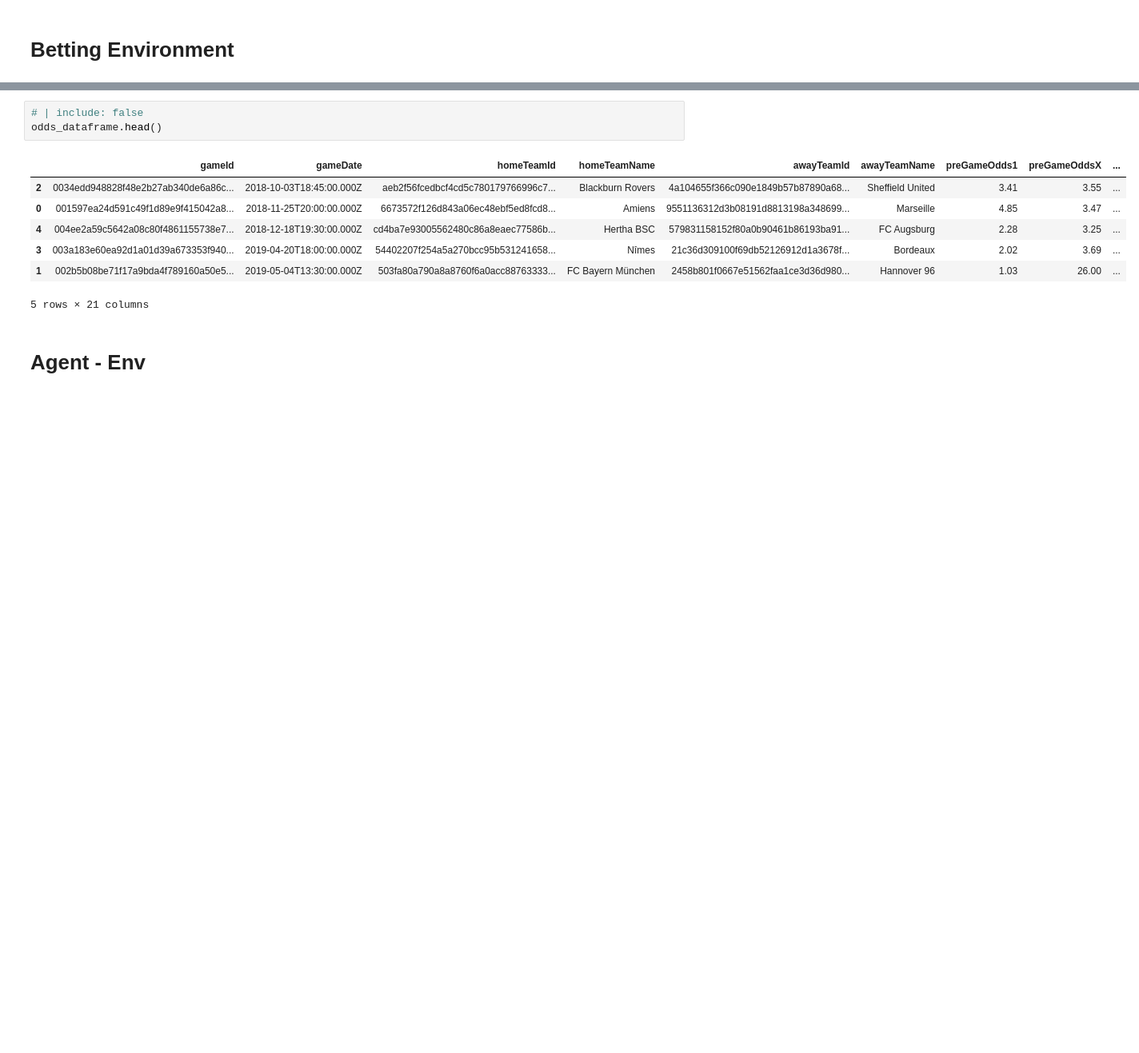
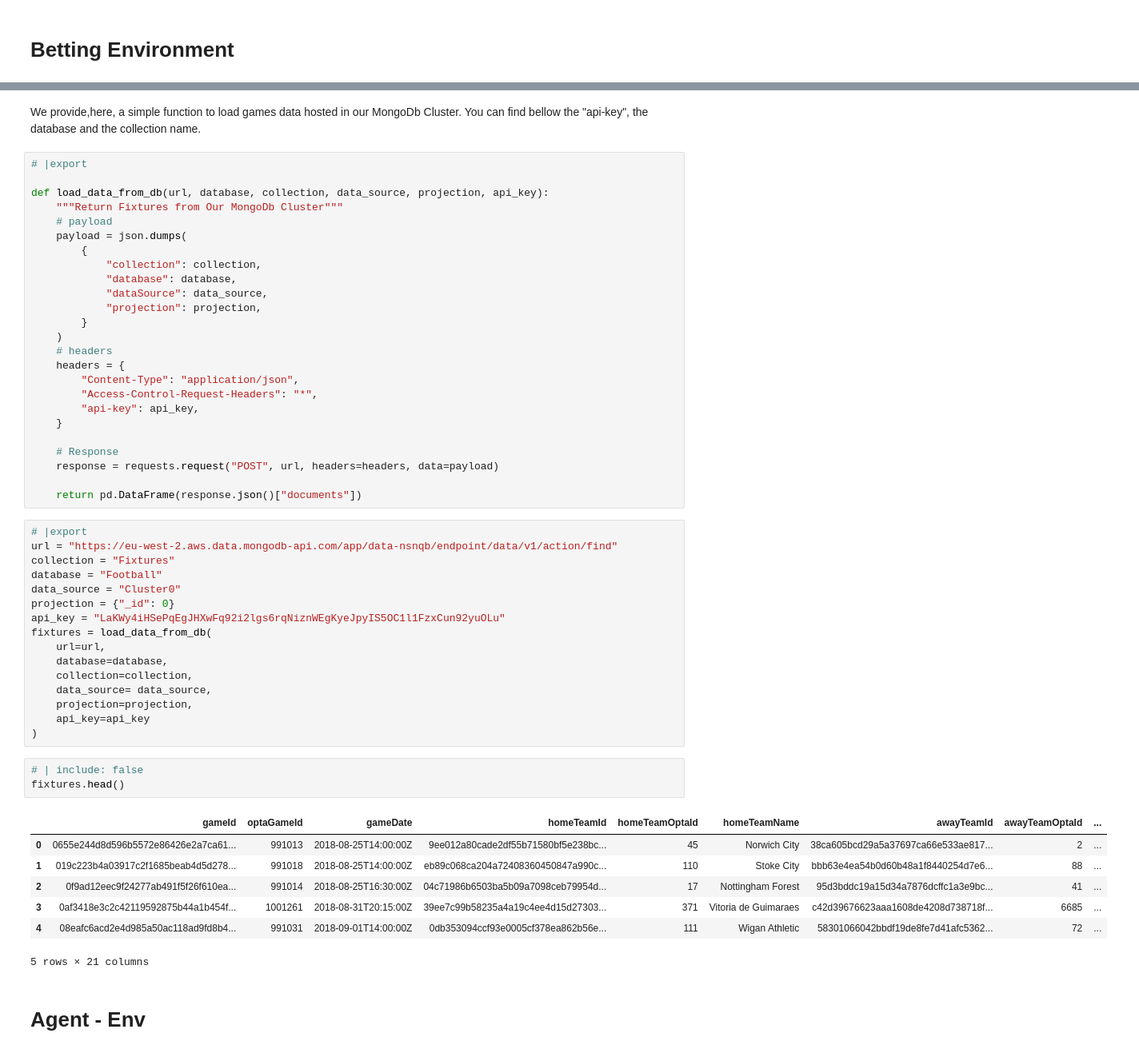
Before and after one commit to MeherKharbachi/betting_env, a Jupyter notebook: nbs/00_betting_env.ipynb, the cells around one changed output, grey strips where cells are left out. Shown: that part at 80% size. Drawn from its saved outputs; the diff is of its cells as text; blank space fills up the shorter version.

Commit message:
GYM env + data cluster api

```diff
--- a/nbs/00_betting_env.ipynb
+++ b/nbs/00_betting_env.ipynb
@@ -707,13 +574,56 @@ odds_dataframe["postGameGd"] = raw_odds_data["postGame_tgt_gd"]
+# %% [markdown]
+We provide,here, a simple function to load games data hosted in our MongoDb Cluster. You can find bellow the "api-key", the database and the collection name.
+# %%
+# |export
+
+def load_data_from_db(url, database, collection, data_source, projection, api_key):
+    """Return Fixtures from Our MongoDb Cluster"""
+    # payload
+    payload = json.dumps(
+        {
+            "collection": collection,
+            "database": database,
+            "dataSource": data_source,
+            "projection": projection,
+        }
+    )
+    # headers
+    headers = {
+        "Content-Type": "application/json",
+        "Access-Control-Request-Headers": "*",
+        "api-key": api_key,
+    }
+
+    # Response
+    response = requests.request("POST", url, headers=headers, data=payload)
+
+    return pd.DataFrame(response.json()["documents"])
+# %%
+# |export
+url = "https://eu-west-2.aws.data.mongodb-api.com/app/data-nsnqb/endpoint/data/v1/action/find"
+collection = "Fixtures"
+database = "Football"
+data_source = "Cluster0"
+projection = {"_id": 0}
+api_key = "LaKWy4iHSePqEgJHXwFq92i2lgs6rqNiznWEgKyeJpyIS5OC1l1FzxCun92yuOLu"
+fixtures = load_data_from_db(
+    url=url,
+    database=database,
+    collection=collection,
+    data_source= data_source,
+    projection=projection,
+    api_key=api_key
+)
 # %%
 # | include: false
-odds_dataframe.head()
+fixtures.head()
 # %% [output]
-|  | gameId | gameDate | homeTeamId | homeTeamName | awayTeamId | awayTeamName | preGameOdds1 | preGameOddsX | ... |
-| 2 | 0034edd948828f48e2b27ab340de6a86c... | 2018-10-03T18:45:00.000Z | aeb2f56fcedbcf4cd5c780179766996c7... | Blackburn Rovers | 4a104655f366c090e1849b57b87890a68... | Sheffield United | 3.41 | 3.55 | ... |
-| 0 | 001597ea24d591c49f1d89e9f415042a8... | 2018-11-25T20:00:00.000Z | 6673572f126d843a06ec48ebf5ed8fcd8... | Amiens | 9551136312d3b08191d8813198a348699... | Marseille | 4.85 | 3.47 | ... |
-| 4 | 004ee2a59c5642a08c80f4861155738e7... | 2018-12-18T19:30:00.000Z | cd4ba7e93005562480c86a8eaec77586b... | Hertha BSC | 579831158152f80a0b90461b86193ba91... | FC Augsburg | 2.28 | 3.25 | ... |
-| 3 | 003a183e60ea92d1a01d39a673353f940... | 2019-04-20T18:00:00.000Z | 54402207f254a5a270bcc95b531241658... | Nîmes | 21c36d309100f69db52126912d1a3678f... | Bordeaux | 2.02 | 3.69 | ... |
-| 1 | 002b5b08be71f17a9bda4f789160a50e5... | 2019-05-04T13:30:00.000Z | 503fa80a790a8a8760f6a0acc88763333... | FC Bayern München | 2458b801f0667e51562faa1ce3d36d980... | Hannover 96 | 1.03 | 26.00 | ... |
+|  | gameId | optaGameId | gameDate | homeTeamId | homeTeamOptaId | homeTeamName | awayTeamId | awayTeamOptaId | ... |
+| 0 | 0655e244d8d596b5572e86426e2a7ca61... | 991013 | 2018-08-25T14:00:00Z | 9ee012a80cade2df55b71580bf5e238bc... | 45 | Norwich City | 38ca605bcd29a5a37697ca66e533ae817... | 2 | ... |
+| 1 | 019c223b4a03917c2f1685beab4d5d278... | 991018 | 2018-08-25T14:00:00Z | eb89c068ca204a72408360450847a990c... | 110 | Stoke City | bbb63e4ea54b0d60b48a1f8440254d7e6... | 88 | ... |
+| 2 | 0f9ad12eec9f24277ab491f5f26f610ea... | 991014 | 2018-08-25T16:30:00Z | 04c71986b6503ba5b09a7098ceb79954d... | 17 | Nottingham Forest | 95d3bddc19a15d34a7876dcffc1a3e9bc... | 41 | ... |
+| 3 | 0af3418e3c2c42119592875b44a1b454f... | 1001261 | 2018-08-31T20:15:00Z | 39ee7c99b58235a4a19c4ee4d15d27303... | 371 | Vitoria de Guimaraes | c42d39676623aaa1608de4208d738718f... | 6685 | ... |
+| 4 | 08eafc6acd2e4d985a50ac118ad9fd8b4... | 991031 | 2018-09-01T14:00:00Z | 0db353094ccf93e0005cf378ea862b56e... | 111 | Wigan Athletic | 58301066042bbdf19de8fe7d41afc5362... | 72 | ... |
 5 rows × 21 columns
 # %% [markdown]
 # Agent - Env
```
Also changed, not shown: parts of 32 cells of this notebook, 11 other files.
